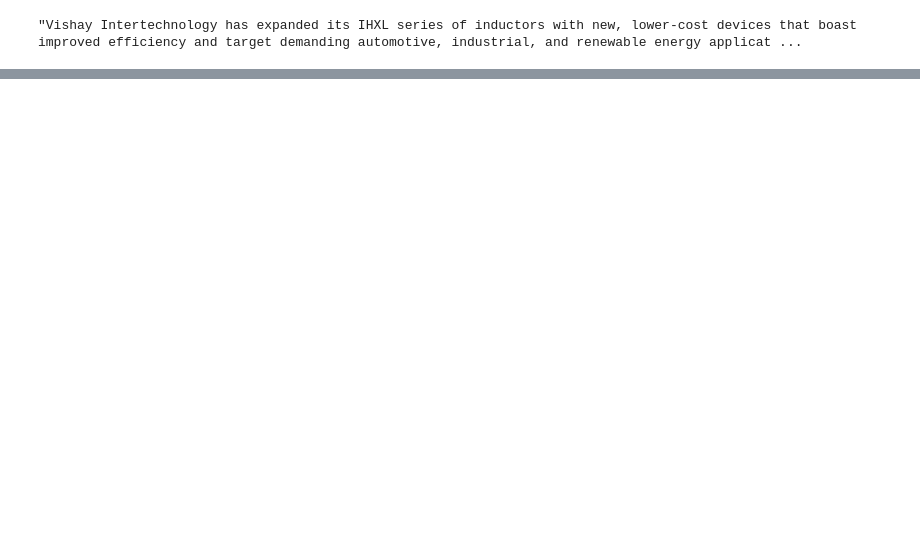
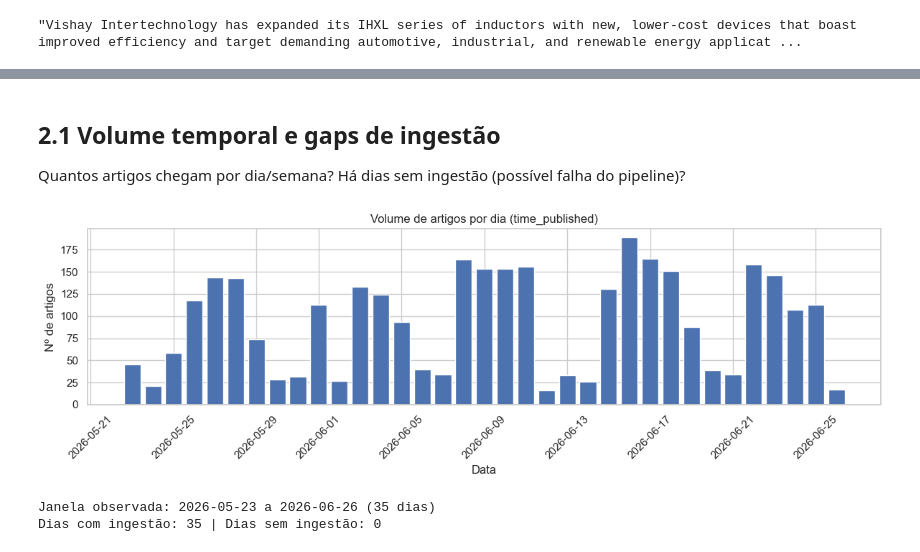
Before and after one commit to thiago2608santana/data-collection, a Jupyter notebook: exploration_alpha_vantage.ipynb, the cells around one changed output, grey strips where cells are left out. Saved outputs shown, nothing was run; the diff lists cells and outputs as text; code cells hidden in the pictures; blank space fills up the shorter version.

```diff
--- a/exploration_alpha_vantage.ipynb
+++ b/exploration_alpha_vantage.ipynb
@@ -49,0 +54,40 @@ df.select('summary').collect()[403][0]
+# %% [markdown]
+## 2.1 Volume temporal e gaps de ingestão
+
+Quantos artigos chegam por dia/semana? Há dias sem ingestão (possível falha do pipeline)?
+# %%
+import pandas as pd
+import matplotlib.pyplot as plt
+import seaborn as sns
+
+sns.set_theme(style='whitegrid', context='notebook')
+plt.rcParams['figure.figsize'] = (12, 4)
+
+# --- Volume diário ---
+df_daily = (
+    df.withColumn('publish_date', F.to_date('time_published'))
+      .groupBy('publish_date')
+      .agg(F.count('*').alias('artigos'))
+      .orderBy('publish_date')
+)
+pdf_daily = df_daily.toPandas()
+
+fig, ax = plt.subplots()
+ax.bar(pdf_daily['publish_date'], pdf_daily['artigos'], color='#4C72B0')
+ax.set_title('Volume de artigos por dia (time_published)')
+ax.set_xlabel('Data'); ax.set_ylabel('Nº de artigos')
+ax.tick_params(axis='x', rotation=45)
+plt.tight_layout(); plt.show()
+
+# --- Gaps: datas sem nenhum artigo dentro da janela observada ---
+date_min, date_max = pdf_daily['publish_date'].min(), pdf_daily['publish_date'].max()
+all_dates = pd.date_range(date_min, date_max, freq='D')
+missing = all_dates.difference(pd.to_datetime(pdf_daily['publish_date']))
+print(f'Janela observada: {date_min} a {date_max} ({len(all_dates)} dias)')
+print(f'Dias com ingestão: {len(pdf_daily)} | Dias sem ingestão: {len(missing)}')
+if len(missing) > 0:
+    print('Datas sem artigos:', list(missing.strftime('%Y-%m-%d')))
+# %% [output]
+[figure, added]
+Janela observada: 2026-05-23 a 2026-06-26 (35 dias)
+Dias com ingestão: 35 | Dias sem ingestão: 0
```
Also changed, not shown: parts of 31 cells of this notebook, 4 other files.
